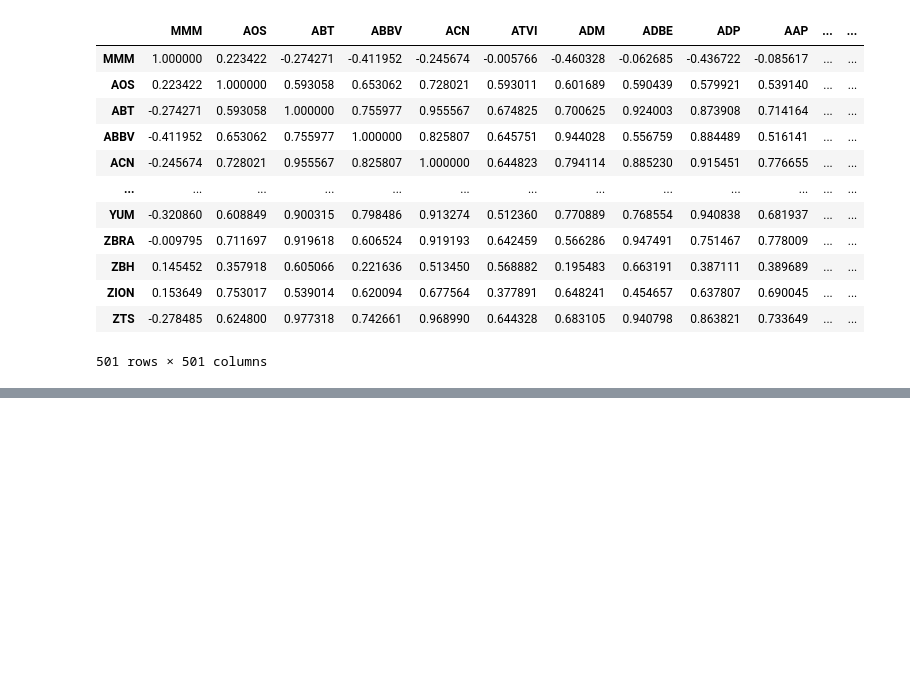
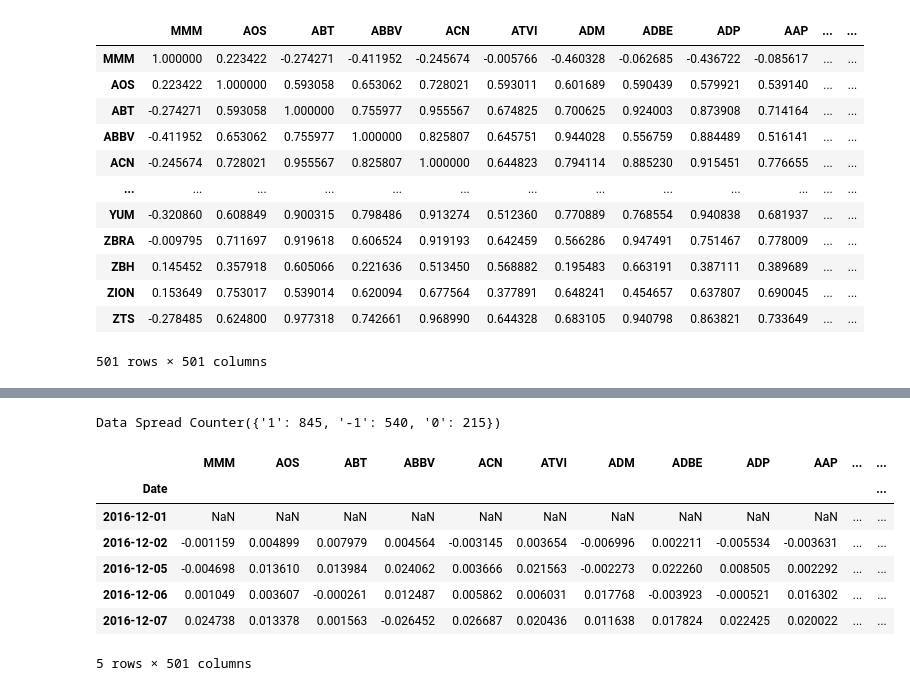
Before and after one commit to shezard/python-finance, a Jupyter notebook: work/Python Finance - 7 Reading complete Data.ipynb, the cells around one changed output, grey strips where cells are left out. Saved outputs shown, nothing was run; the diff lists cells and outputs as text; code cells hidden in the pictures; blank space fills up the shorter version.

Commit message:
Code cleanup

```diff
--- a/work/Python Finance - 7 Reading complete Data.ipynb
+++ b/work/Python Finance - 7 Reading complete Data.ipynb
@@ -33,0 +78,21 @@ df.corr()
+# %%
+vals = df_shifted_aapl["{}_target".format(ticker)].values
+str_val = [str(i) for i in vals]
+print("Data Spread", Counter(str_val))
+
+df_shifted_aapl_clean = df_shifted_aapl.fillna(0)
+df_shifted_aapl_clean = df_shifted_aapl_clean.replace([np.inf, -np.inf], np.nan)
+df_shifted_aapl_clean = df_shifted_aapl_clean.dropna()
+
+df_vals = df_shifted_aapl[[ticker for ticker in tickers]].pct_change()
+df_vals.head()
+# %% [output]
+Data Spread Counter({'1': 845, '-1': 540, '0': 215})
+|  | MMM | AOS | ABT | ABBV | ACN | ATVI | ADM | ADBE | ADP | AAP | ... | ... |
+| Date |  |  |  |  |  |  |  |  |  |  |  | ... |
+| 2016-12-01 | NaN | NaN | NaN | NaN | NaN | NaN | NaN | NaN | NaN | NaN | ... | ... |
+| 2016-12-02 | -0.001159 | 0.004899 | 0.007979 | 0.004564 | -0.003145 | 0.003654 | -0.006996 | 0.002211 | -0.005534 | -0.003631 | ... | ... |
+| 2016-12-05 | -0.004698 | 0.013610 | 0.013984 | 0.024062 | 0.003666 | 0.021563 | -0.002273 | 0.022260 | 0.008505 | 0.002292 | ... | ... |
+| 2016-12-06 | 0.001049 | 0.003607 | -0.000261 | 0.012487 | 0.005862 | 0.006031 | 0.017768 | -0.003923 | -0.000521 | 0.016302 | ... | ... |
+| 2016-12-07 | 0.024738 | 0.013378 | 0.001563 | -0.026452 | 0.026687 | 0.020436 | 0.011638 | 0.017824 | 0.022425 | 0.020022 | ... | ... |
+5 rows × 501 columns
```
Also changed, not shown: parts of 6 cells of this notebook, 4 other files.
